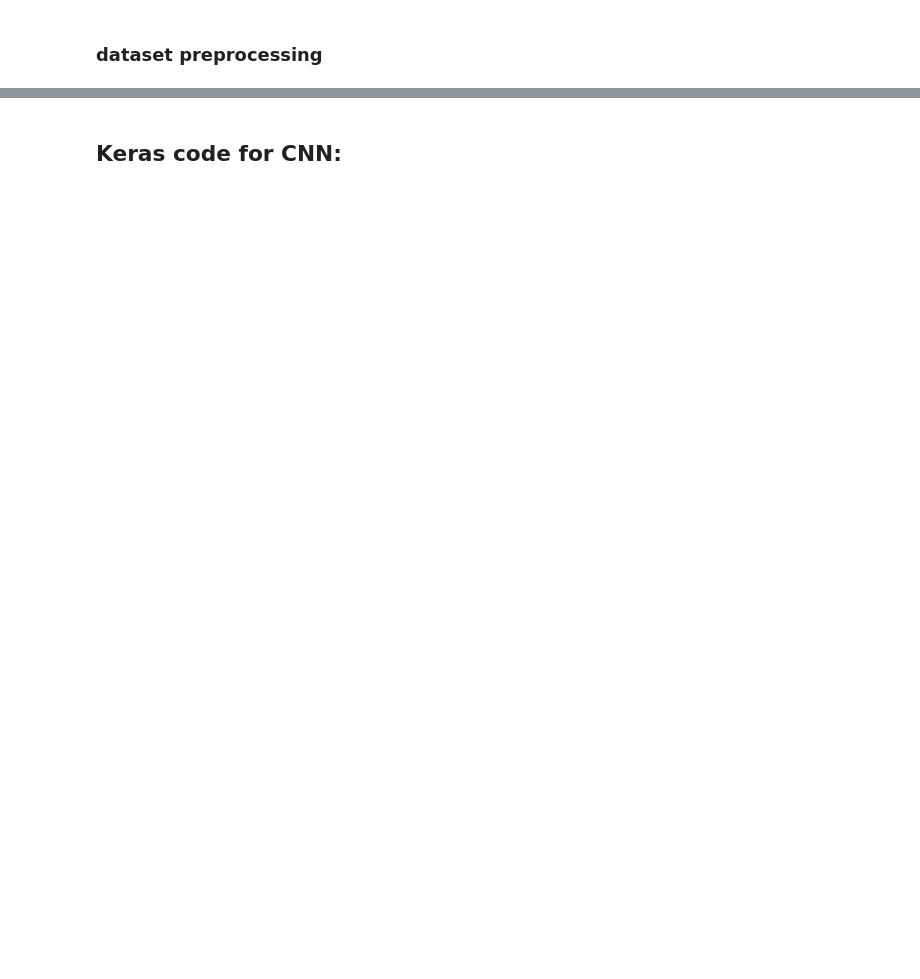
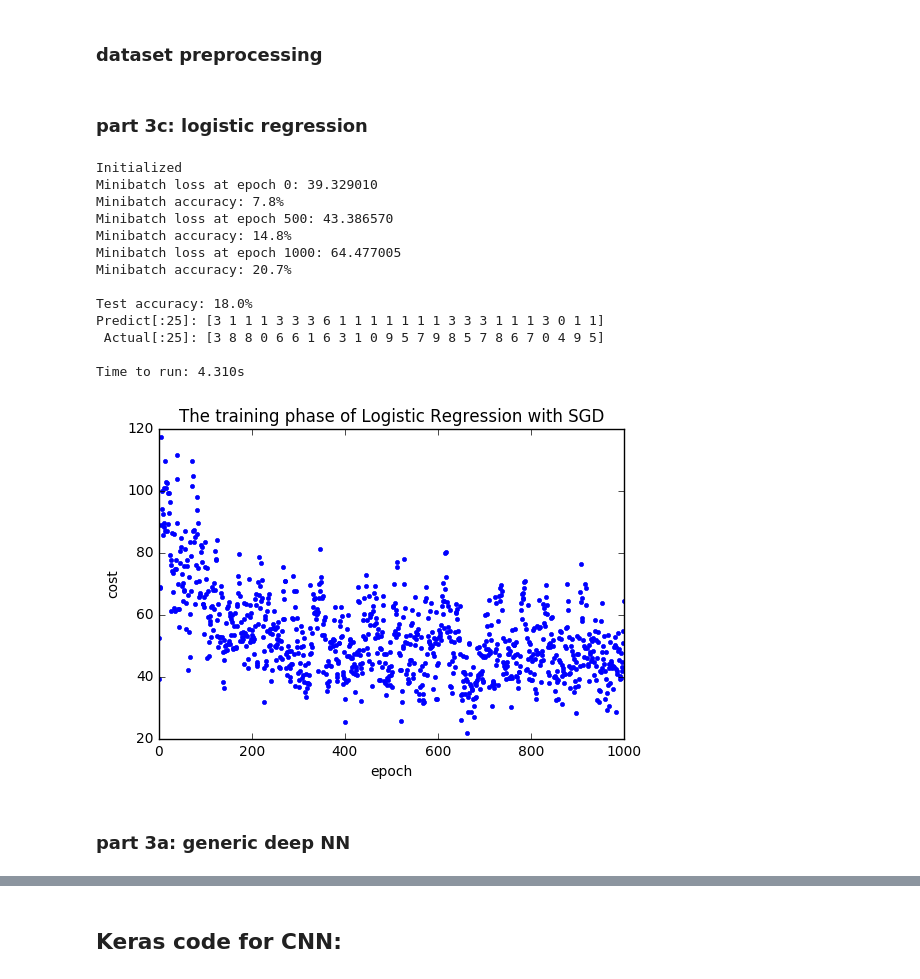
Before and after one commit to cindyliu/CSCI-E81-HW4, a Jupyter notebook: HW4.ipynb, the cells around one changed output, grey strips where cells are left out. Saved outputs shown, nothing was run; the diff lists cells and outputs as text; code cells hidden in the pictures; blank space fills up the shorter version.

Commit message:
switched everything over to tensorflow, got up to part 5

```diff
--- a/HW4.ipynb
+++ b/HW4.ipynb
@@ -152,2 +119,32 @@ Time to run: 0.337s
 # %% [markdown]
 ### dataset preprocessing
+# %%
+img_size = 32
+num_labels = 10
+num_channels = 3
+
+train_labels_1d = np.array(train_labels_1d)
+test_labels_1d = np.array(test_labels_1d)
+
+# chose to go with this standardization method because it preserves the image colors, but can change it
+train_data_2d = train_data_2d / 255.0
+test_data_2d = test_data_2d / 255.0
+# scaler = StandardScaler().fit(merged_data)
+# merged_scaled = scaler.transform(merged_data)
+# test_data_scaled = scaler.transform(test_data)
+
+train_data_2d = train_data_2d.astype(np.float32)
+test_data_2d = test_data_2d.astype(np.float32)
+
+train_labels_2d = (np.arange(num_labels) == train_labels_1d[:,None]).astype(np.float32)
+test_labels_2d = (np.arange(num_labels) == test_labels_1d[:,None]).astype(np.float32)
+# %% [markdown]
+### part 3c: logistic regression
+# %%
+def accuracy(predictions, labels):
+    return (100.0 * np.sum(np.argmax(predictions, 1) == np.argmax(labels, 1))
+            / predictions.shape[0])
+
+def peek_predictions(predictions, labels):
+    print('Predict[:25]:', np.argmax(predictions, 1)[:25])
+    print(' Actual[:25]:', np.argmax(labels, 1)[:25])
@@ -153,0 +204,28 @@ Time to run: 0.337s
+# %%
+num_epochs = 1001
+start = time.time()
+l_array = lrsgd(num_epochs, train_data_2d, train_labels_2d, test_data_2d, test_labels_2d)
+end = time.time()
+print('\nTime to run: {:.3f}s'.format(end - start))
+plt.plot(range(num_epochs), l_array, '.')
+plt.xlabel("epoch")
+plt.ylabel("cost")
+plt.title("The training phase of Logistic Regression with SGD")
+plt.show()
+# %% [output]
+Initialized
+Minibatch loss at epoch 0: 39.329010
+Minibatch accuracy: 7.8%
+Minibatch loss at epoch 500: 43.386570
+Minibatch accuracy: 14.8%
+Minibatch loss at epoch 1000: 64.477005
+Minibatch accuracy: 20.7%
+
+Test accuracy: 18.0%
+Predict[:25]: [3 1 1 1 3 3 3 6 1 1 1 1 1 1 1 3 3 3 1 1 1 3 0 1 1]
+ Actual[:25]: [3 8 8 0 6 6 1 6 3 1 0 9 5 7 9 8 5 7 8 6 7 0 4 9 5]
+
+Time to run: 4.310s
+[figure, added]
+# %% [markdown]
+### part 3a: generic deep NN
```
Also changed, not shown: parts of 43 cells of this notebook, 1 other file.
